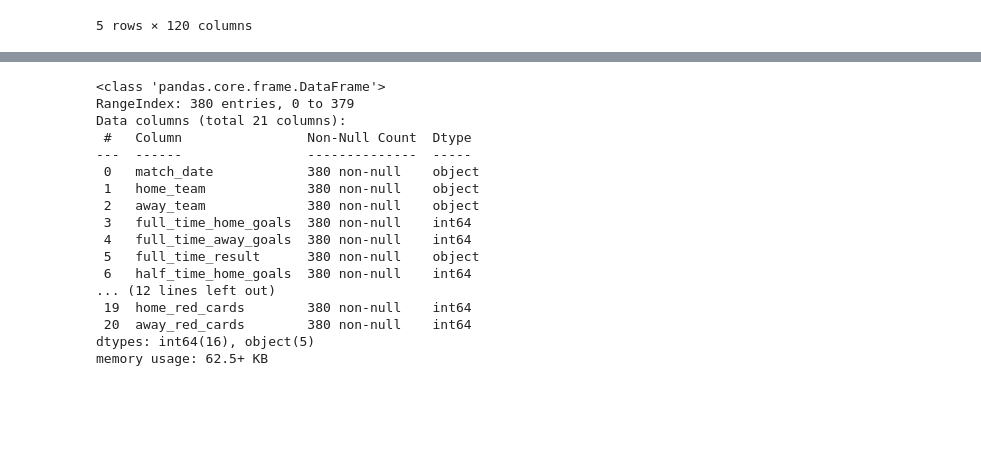
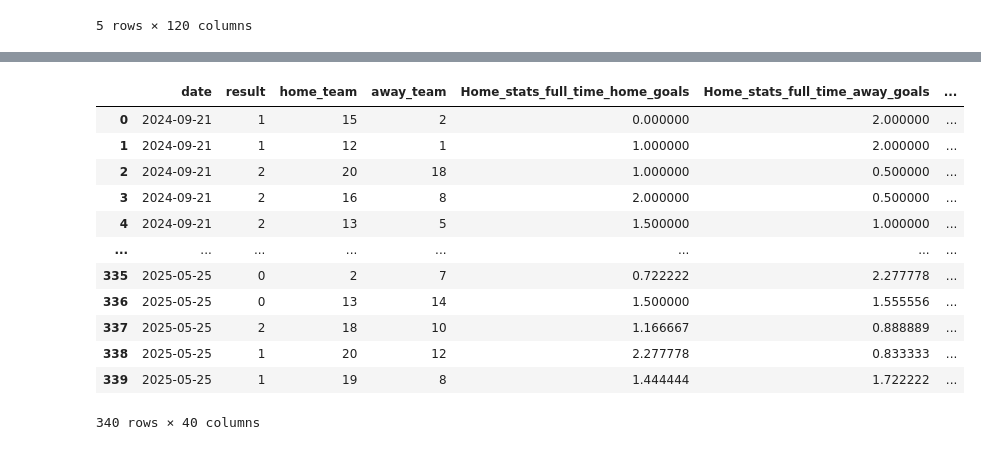
Before and after one commit to Lrs50/xAI-football-bet, a Jupyter notebook: sport_beting.ipynb, the cells around one changed output, grey strips where cells are left out. Saved outputs shown, nothing was run; the diff lists cells and outputs as text; code cells hidden in the pictures; blank space fills up the shorter version.

```diff
--- a/sport_beting.ipynb
+++ b/sport_beting.ipynb
@@ -89,20 +97,58 @@ df
 # %%
-df.info()
+dataset = []
+
+teams = df["home_team"].unique()
+
+for _, row in df.iterrows():
+    date = row["match_date"]
+    home_team = row["home_team"]
+    away_team = row["away_team"]
+    result = row["full_time_result"]
+
+    cols_to_drop = ["match_date","home_team","away_team"]
+
+    home_stats = df[(df["home_team"]==home_team) & (df["match_date"]<date)].drop(columns=cols_to_drop)
+    away_stats = df[(df["away_team"]==away_team) & (df["match_date"]<date)].drop(columns=cols_to_drop)
+
+
+    if home_stats.shape[0] < 2:
+        continue
+    if away_stats.shape[0] < 2:
+        continue
+
+    pre_match_stats = {"date":date,"result":result,"home_team":home_team,"away_team":away_team}
+
+    for column_name, series in home_stats.items():
+        key = f"Home_stats_{column_name}"
+        metric = series.mean()
+        pre_match_stats[key] = metric
+
+    for column_name, series in home_stats.items():
+        key = f"Home_stats_{column_name}"
+        metric = series.mean()
+        pre_match_stats[key] = metric
+
+    for column_name, series in away_stats.items():
+        key = f"away_stats_{column_name}"
+        metric = series.mean()
+        pre_match_stats[key] = metric
+
+    dataset.append(pre_match_stats)
-# %% [output]
-<class 'pandas.core.frame.DataFrame'>
-RangeIndex: 380 entries, 0 to 379
-Data columns (total 21 columns):
- #   Column                Non-Null Count  Dtype
----  ------                --------------  -----
- 0   match_date            380 non-null    object
- 1   home_team             380 non-null    object
- 2   away_team             380 non-null    object
- 3   full_time_home_goals  380 non-null    int64
- 4   full_time_away_goals  380 non-null    int64
- 5   full_time_result      380 non-null    object
- 6   half_time_home_goals  380 non-null    int64
-... (12 lines left out)
- 19  home_red_cards        380 non-null    int64
- 20  away_red_cards        380 non-null    int64
-dtypes: int64(16), object(5)
-memory usage: 62.5+ KB
+# %%
+df = pd.DataFrame(dataset)
+#with pd.option_context('display.max_rows', None):
+display(df)
+# %% [output]
+|  | date | result | home_team | away_team | Home_stats_full_time_home_goals | Home_stats_full_time_away_goals | ... |
+| 0 | 2024-09-21 | 1 | 15 | 2 | 0.000000 | 2.000000 | ... |
+| 1 | 2024-09-21 | 1 | 12 | 1 | 1.000000 | 2.000000 | ... |
+| 2 | 2024-09-21 | 2 | 20 | 18 | 1.000000 | 0.500000 | ... |
+| 3 | 2024-09-21 | 2 | 16 | 8 | 2.000000 | 0.500000 | ... |
+| 4 | 2024-09-21 | 2 | 13 | 5 | 1.500000 | 1.000000 | ... |
+| ... | ... | ... | ... | ... | ... | ... | ... |
+| 335 | 2025-05-25 | 0 | 2 | 7 | 0.722222 | 2.277778 | ... |
+| 336 | 2025-05-25 | 0 | 13 | 14 | 1.500000 | 1.555556 | ... |
+| 337 | 2025-05-25 | 2 | 18 | 10 | 1.166667 | 0.888889 | ... |
+| 338 | 2025-05-25 | 1 | 20 | 12 | 2.277778 | 0.833333 | ... |
+| 339 | 2025-05-25 | 1 | 19 | 8 | 1.444444 | 1.722222 | ... |
+340 rows × 40 columns
```
Also changed, not shown: parts of 7 cells of this notebook, 5 other files.
